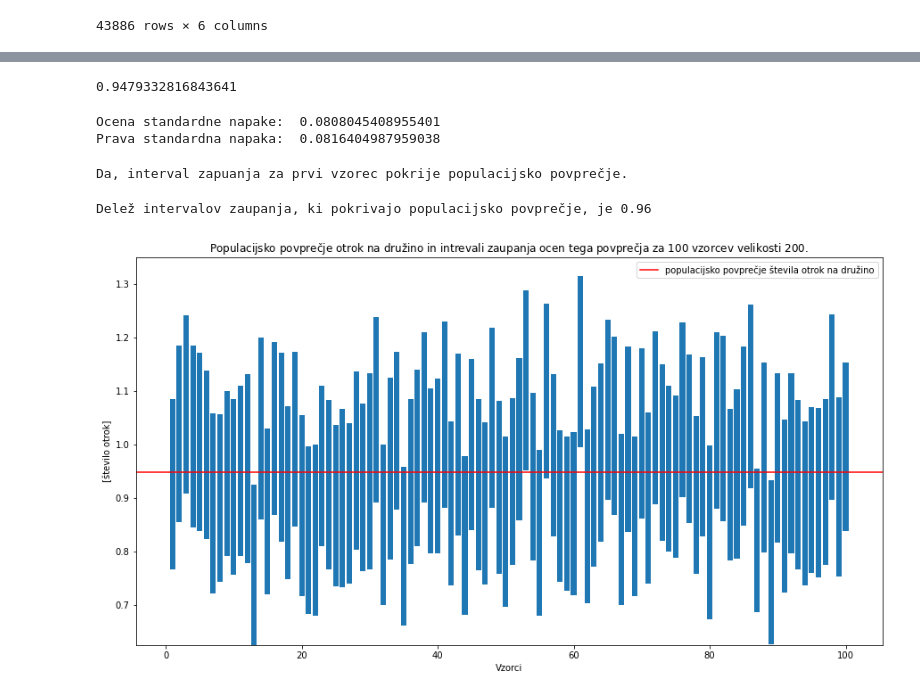
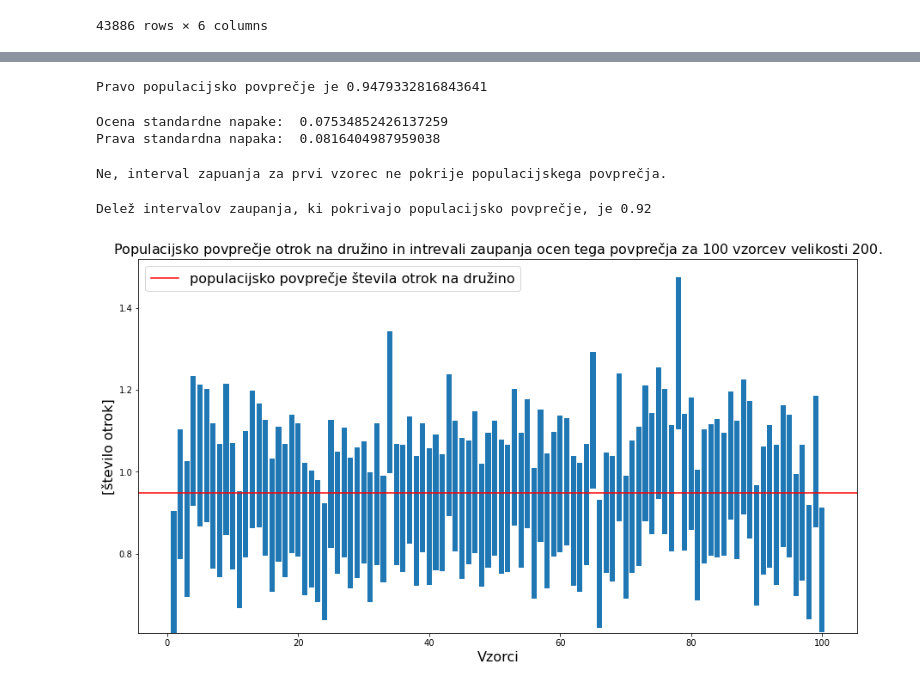
Before and after one commit to AndrazCepic/Projektna-naloga-iz-statistike, a Jupyter notebook: skripte/kibergrad.ipynb, the cells around one changed output, grey strips where cells are left out. Saved outputs shown, nothing was run; the diff lists cells and outputs as text; code cells hidden in the pictures.

```diff
--- a/skripte/kibergrad.ipynb
+++ b/skripte/kibergrad.ipynb
@@ -3,4 +3,10 @@ import numpy as np
 import pandas as pd
 import matplotlib.pyplot as plt
 from scipy.stats import t
+# %%
+# Priprava izhodnih podatkov
+intervali_zaupanja_200_path = '../rezultati/intervali_zaupanja_200.csv'
+intervali_zaupanja_800_path = '../rezultati/intervali_zaupanja_800.csv'
+izris_intervalov_zaupanja_200_path = '../rezultati/intervali_zaupanja_100_vzorcev_200.jpg'
+izris_intervalov_zaupanja_800_path = '../rezultati/intervali_zaupanja_100_vzorcev_800.jpg'
 # %%
@@ -47,9 +54,9 @@ N = velikost_populacije
 razsirjeno_povprecje = np.transpose(np.resize(povprecja_otrok, (b,a)))
 vsota_kvadratov = (vzorci_otrok - razsirjeno_povprecje)**2
 vsota_kvadratov = vsota_kvadratov.sum(axis=1)
-SE = ((N-1) / N) * (1/(n_vzorca*(n_vzorca-1))) * vsota_kvadratov
+SE = ((N-n_vzorca) / N) * (1/(n_vzorca*(n_vzorca-1))) * vsota_kvadratov
 SE = np.sqrt(SE)
 
 # Ocena standardne napake za prvi vzorec
-SE[0]
+print('Ocena standardne napake za prvi vzorec je', SE[0])
 # %% [output]
@@ -84,16 +91,16 @@ populacija_otrok = druzine["'OTROK'"].to_numpy()
 mi_otrok = populacija_otrok.mean()
 std_otrok = populacija_otrok.std()
 st_napaka_otrok_vzorcev = np.sqrt((N - n_vzorca) / (N - 1) * std_otrok**2 / n_vzorca)
+
+print('Pravo populacijsko povprečje je', mi_otrok)
+# %% [output]
+Pravo populacijsko povprečje je 0.9479332816843641
-# %%
-mi_otrok
-# %% [output]
-0.9479332816843641
 # %%
 # Primerjava standardne napake za prvi vzorec
 print('Ocena standardne napake: ', SE[0])
 print('Prava standardna napaka: ', st_napaka_otrok_vzorcev)
 # %% [output]
-Ocena standardne napake:  0.0808045408955401
+Ocena standardne napake:  0.07534852426137259
 Prava standardna napaka:  0.0816404987959038
 # %%
 # Ali interval zapuanja pokrije populacijsko povprečje?
@@ -103,27 +110,27 @@ if pokrije:
 else:
     print('Ne, interval zapuanja za prvi vzorec ne pokrije populacijskega povprečja.')
 # %% [output]
-Da, interval zapuanja za prvi vzorec pokrije populacijsko povprečje.
+Ne, interval zapuanja za prvi vzorec ne pokrije populacijskega povprečja.
 # %%
 # Grafična primerjava intervalov zaupanja in populacijskega povprečja
 fig, ax = plt.subplots(figsize=(15, 8))
 x = np.linspace(1, 100, 100)
 ax.bar(x, 2*sirina_intervala, bottom=intervali_zaupanja[:, 0])
 izris_mi = ax.axhline(mi_otrok, color='r')
 izris_mi.set_label('populacijsko povprečje števila otrok na družino')
-ax.set_xlabel('Vzorci')
-ax.set_ylabel('[število otrok]')
-ax.legend()
-ax.set_title('Populacijsko povprečje otrok na družino in intrevali zaupanja ocen tega povprečja za $100$ vzorcev velikosti $200$.')
-fig.savefig('../rezultati/intervali_zaupanja_100_vzorcev_pop_povprecje.jpg', dpi=150)
+ax.set_xlabel('Vzorci', fontsize=16)
+ax.set_ylabel('[število otrok]', fontsize=16)
+ax.legend(fontsize=16)
+ax.set_title('Populacijsko povprečje otrok na družino in intrevali zaupanja ocen tega povprečja za $100$ vzorcev velikosti $200$.', fontsize=16)
+fig.savefig(izris_intervalov_zaupanja_200_path, dpi=150)
 
 # Koliko od intervalov zaupanja izmed stotih vzorcev pokrije populacijsko povprečje?
 delez_int_zaup_z_mi = (intervali_zaupanja[:, 0] < mi_otrok) == (mi_otrok < intervali_zaupanja[:, 1])
 delez_int_zaup_z_mi = delez_int_zaup_z_mi.astype(int).sum() / 100
 print('Delež intervalov zaupanja, ki pokrivajo populacijsko povprečje, je', delez_int_zaup_z_mi)
 # %% [output]
-Delež intervalov zaupanja, ki pokrivajo populacijsko povprečje, je 0.96
+Delež intervalov zaupanja, ki pokrivajo populacijsko povprečje, je 0.92
-[figure, old version]
+[figure, new version]
 # %%
 # Standardni odklon ocen povprečij
 n = povprecja_otrok.shape[0]
```
Also changed, not shown: parts of 11 cells of this notebook, 12 other files.
